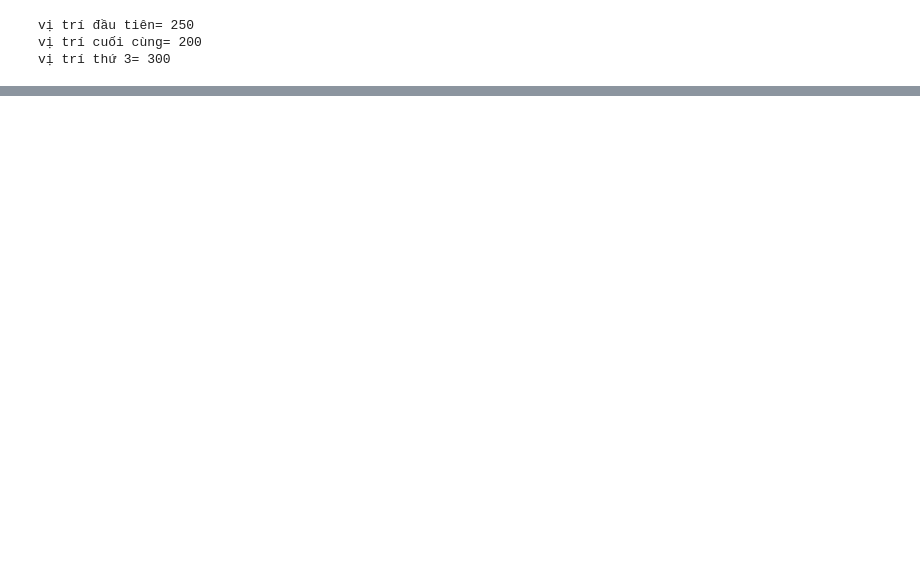
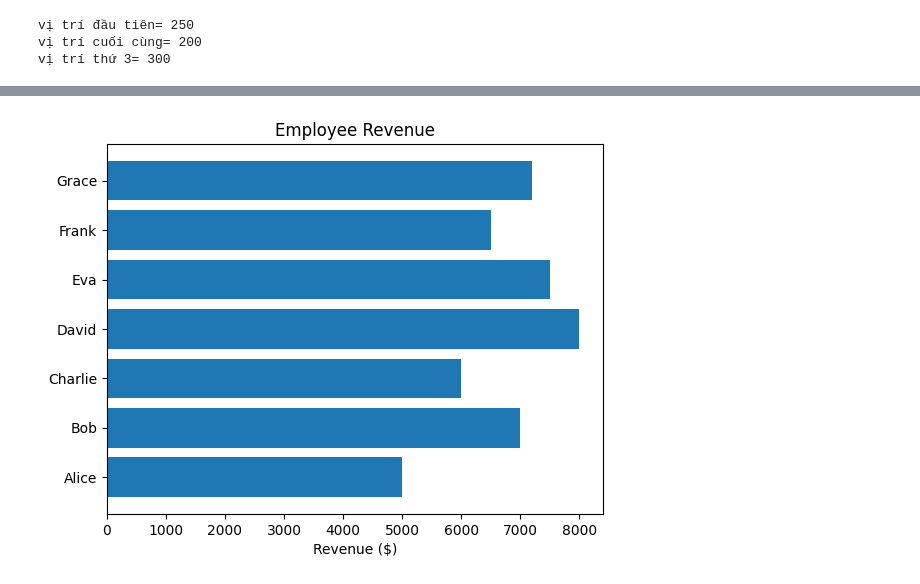
Before and after one commit to vancv43/Quanskill, a Jupyter notebook: Week2/Ex2-Basic Data Structure.ipynb, the cells around one changed output, grey strips where cells are left out. Cells and saved outputs as stored; diff of their text form; code cells hidden in the pictures; blank space fills up the shorter version.

```diff
--- a/Week2/Ex2-Basic Data Structure.ipynb
+++ b/Week2/Ex2-Basic Data Structure.ipynb
@@ -59,2 +111,13 @@ Best day: Sat
+# %%
+# Install matplotlib if it's not available
+#%pip install matplotlib
+
+import matplotlib.pyplot as plt
+plt.barh(sales_man, revenue_by_employee)
+plt.xlabel('Revenue ($)')
+plt.title('Employee Revenue')
+plt.show()
+# %% [output]
+[figure, added]
 # %% [markdown]
 ![image.png](attachment:image.png)
```
Also changed, not shown: parts of 2 cells of this notebook, 8 other files.
